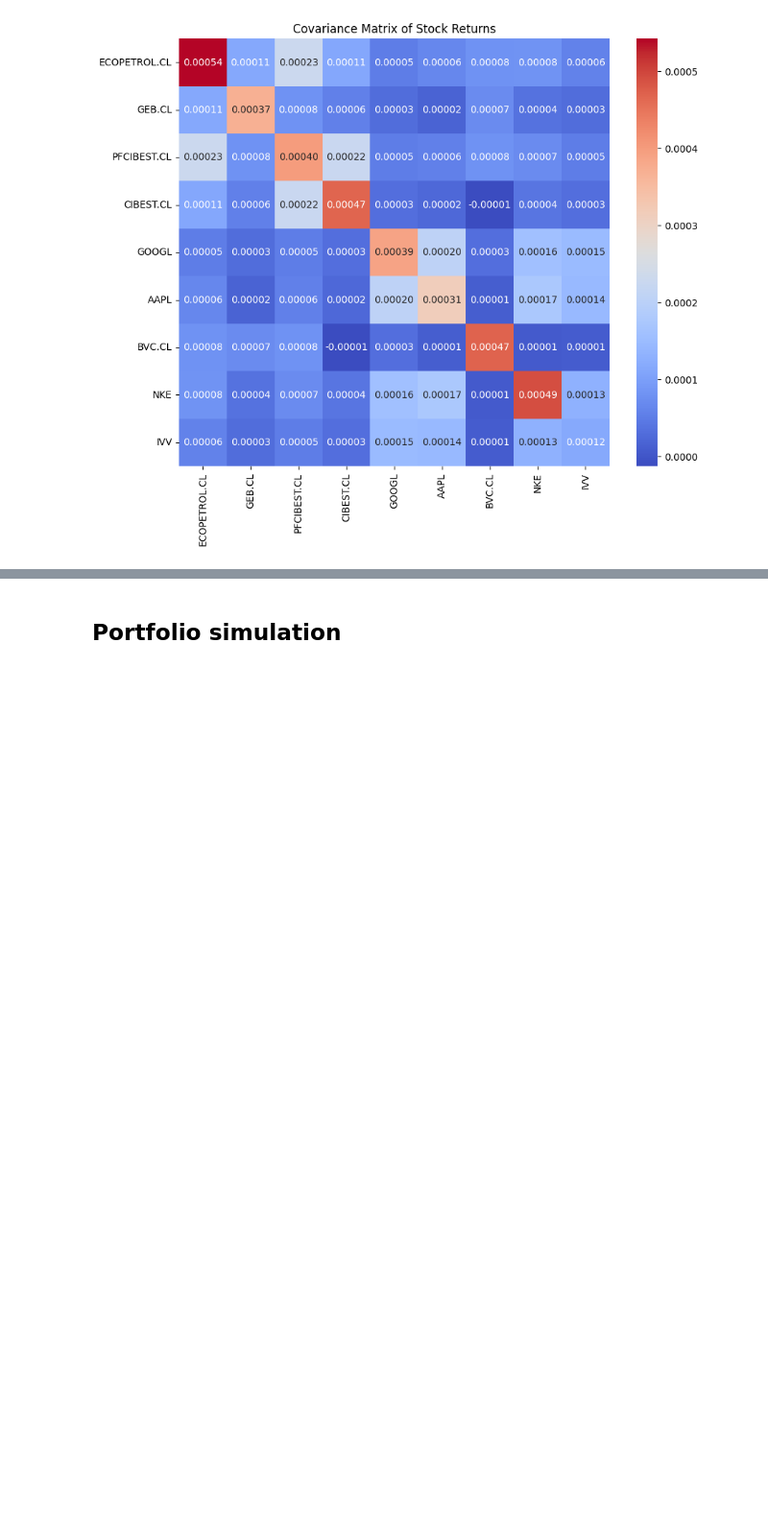
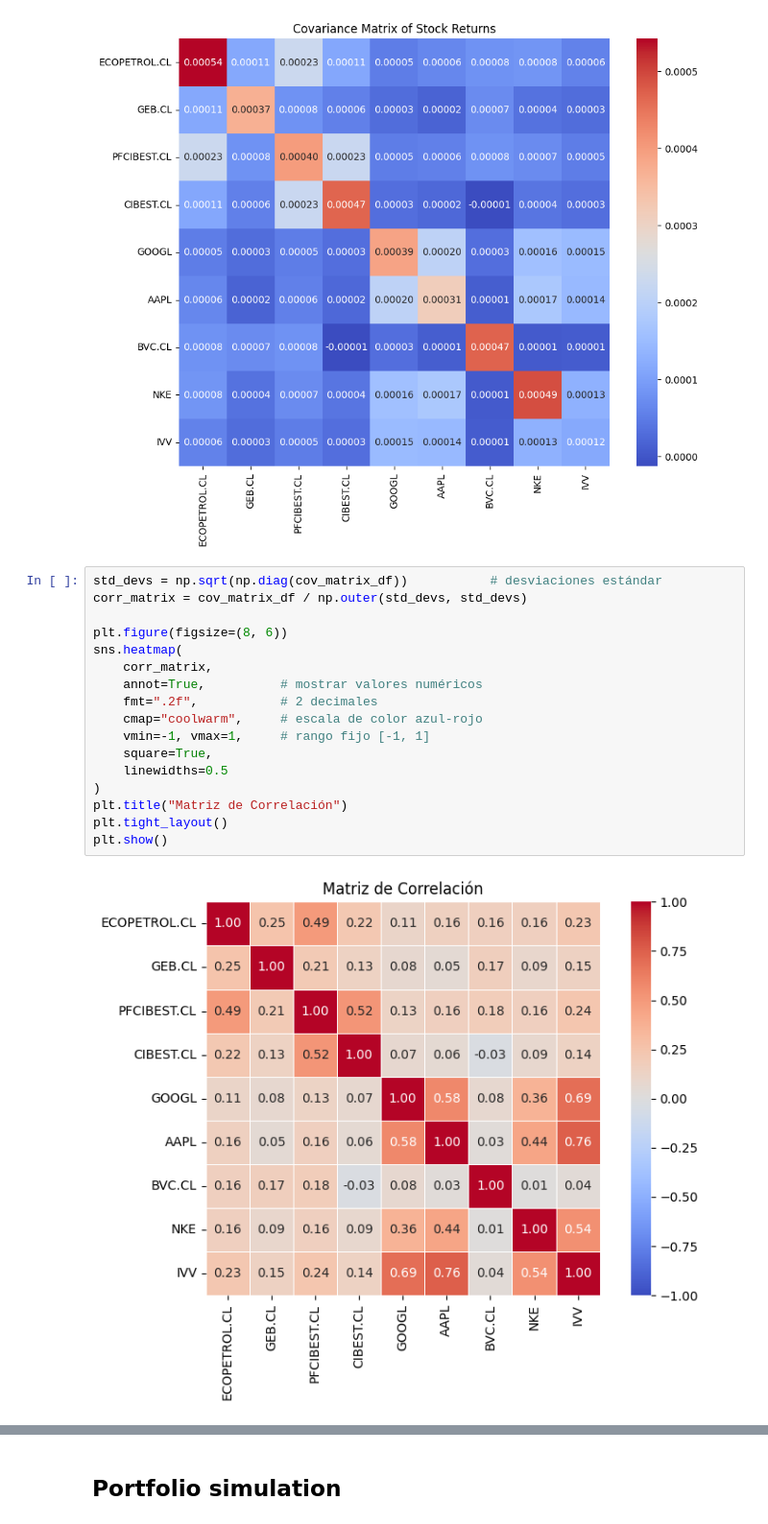
Before and after one commit to jaayg23/grade_CS, a Jupyter notebook: portfolios.ipynb, the cells around one changed output, grey strips where cells are left out. Shown at 96% size. Cells and saved outputs as stored; diff of their text form; blank space fills up the shorter version.

```diff
--- a/portfolios.ipynb
+++ b/portfolios.ipynb
@@ -159,6 +159,25 @@ plt.savefig('covariance_matrix_stock_returns.png')
 plt.show()
 # %% [output]
 [figure]
+# %%
+std_devs = np.sqrt(np.diag(cov_matrix_df))           # desviaciones estándar
+corr_matrix = cov_matrix_df / np.outer(std_devs, std_devs)
+
+plt.figure(figsize=(8, 6))
+sns.heatmap(
+    corr_matrix,
+    annot=True,          # mostrar valores numéricos
+    fmt=".2f",           # 2 decimales
+    cmap="coolwarm",     # escala de color azul-rojo
+    vmin=-1, vmax=1,     # rango fijo [-1, 1]
+    square=True,
+    linewidths=0.5
+)
+plt.title("Matriz de Correlación")
+plt.tight_layout()
+plt.show()
+# %% [output]
+[figure, added]
 # %%
 cov_matrix_df
 # %% [output]
```
Also changed, not shown: parts of 28 cells of this notebook, 12 other files.
